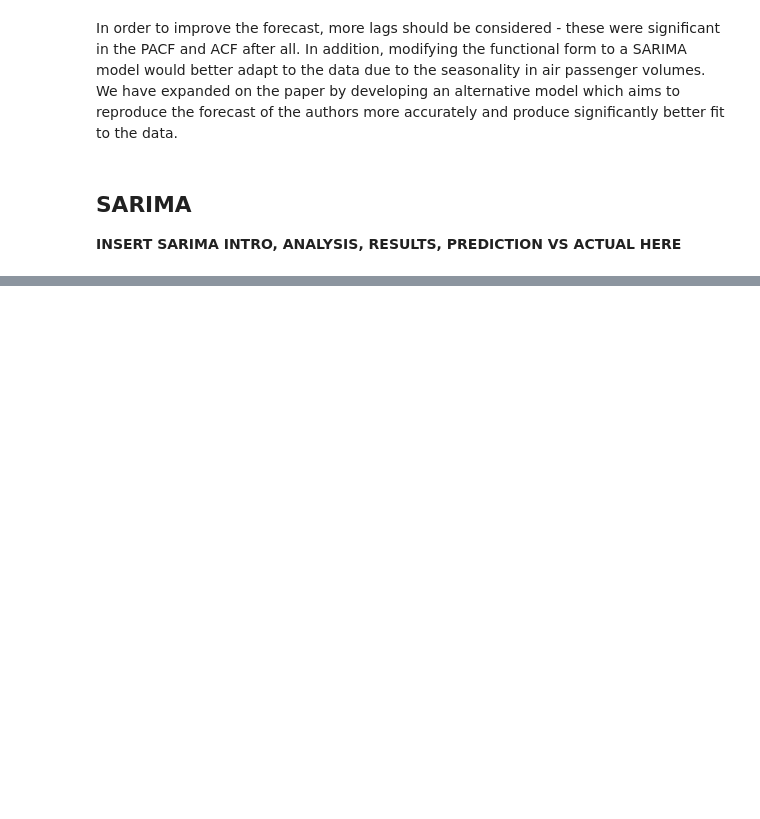
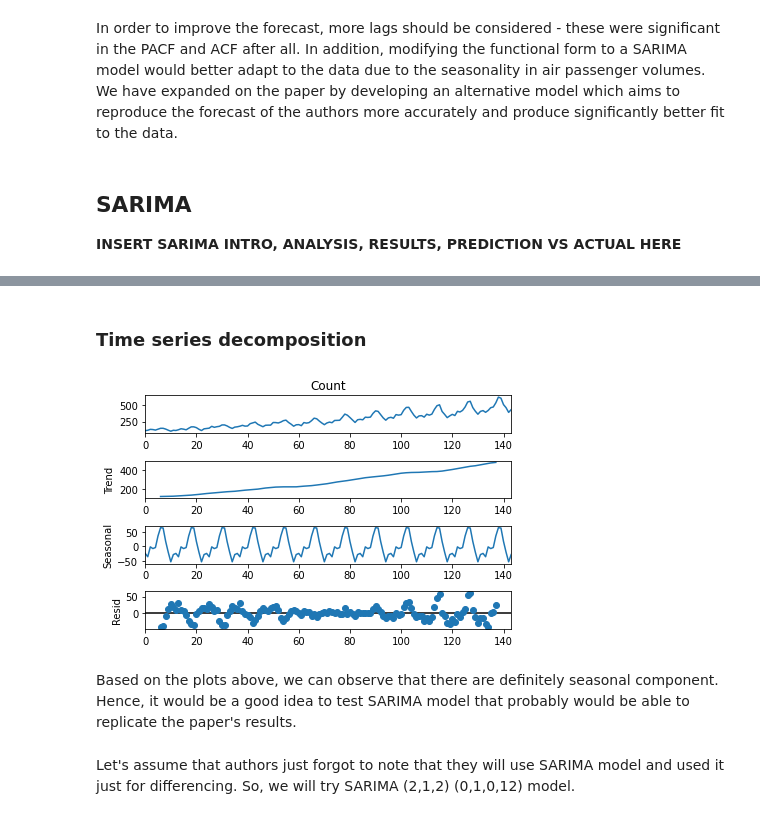
Before and after one commit to Staneesh/Repro2023, a Jupyter notebook: main.ipynb, the cells around one changed output, grey strips where cells are left out. Drawn from its saved outputs; the diff is of its cells as text; code cells hidden in the pictures; blank space fills up the shorter version.

Commit message:
Add SARIMA model
1. Added seasonal decomposition plot of the times series.
2. Added the first version of the SARIMA model

```diff
--- a/main.ipynb
+++ b/main.ipynb
@@ -274,0 +279,12 @@ In order to improve the forecast, more lags should be considered - these were si
+# %% [markdown]
+### Time series decomposition
+# %%
+result = seasonal_decompose(data['Count'], period=12, model='additive')
+result.plot()
+plt.show()
+# %% [output]
+[figure, added]
+# %% [markdown]
+Based on the plots above, we can observe that there are definitely seasonal component. Hence, it would be a good idea to test SARIMA model that probably would be able to replicate the paper's results.
+# %% [markdown]
+Let's assume that authors just forgot to note that they will use SARIMA model and used it just for differencing. So, we will try SARIMA (2,1,2) (0,1,0,12) model.
```
Also changed, not shown: parts of 16 cells of this notebook.
